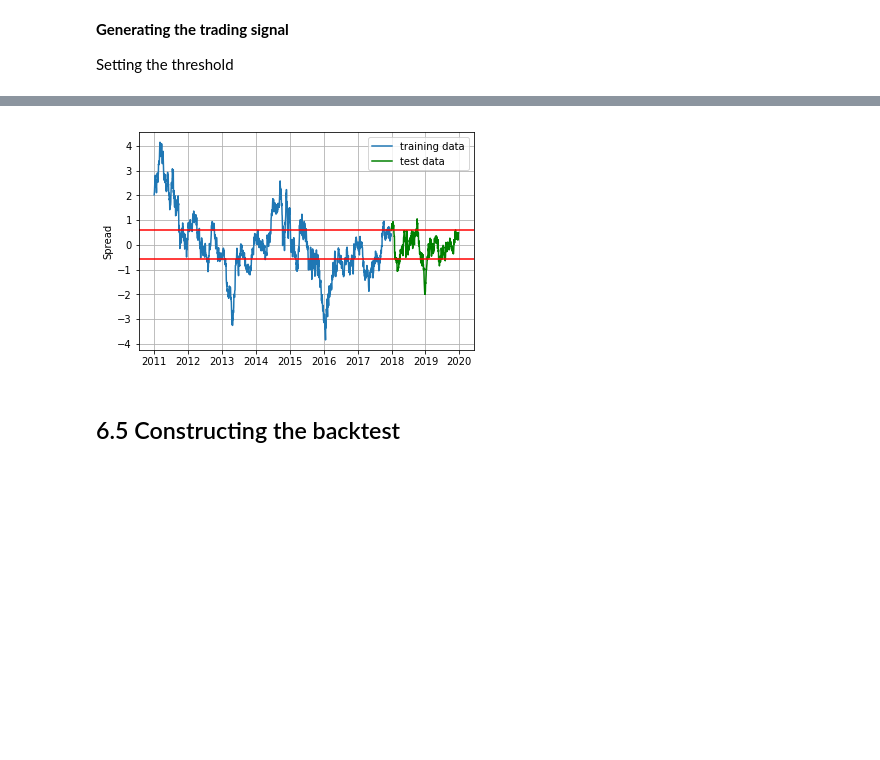
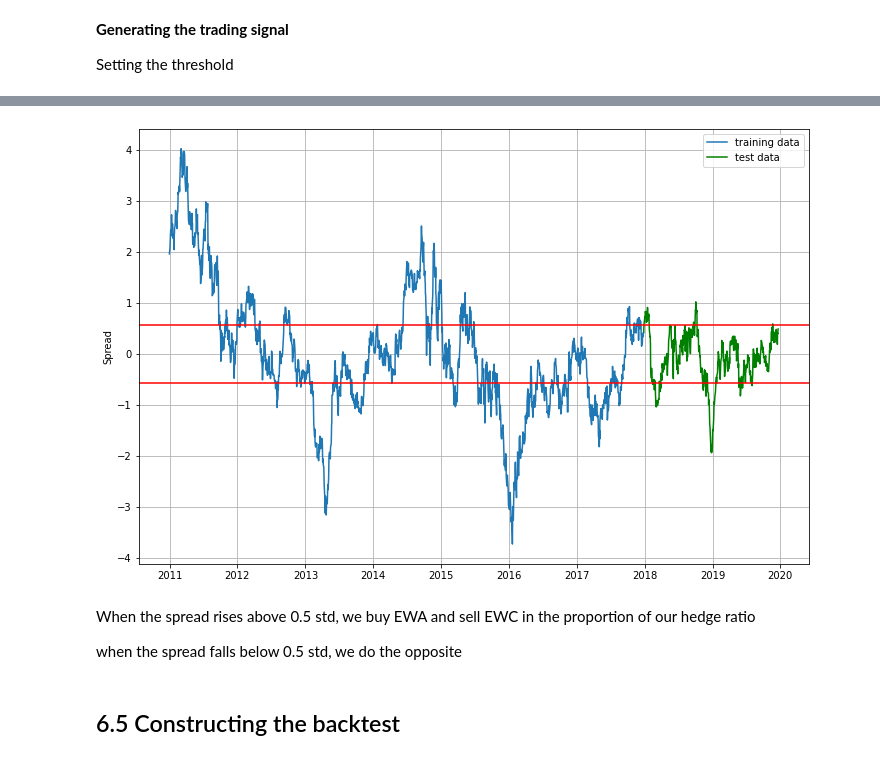
Before and after one commit to halilcodes/quant-trading-essentials, a Jupyter notebook: Chapter_6.ipynb, the cells around one changed output, grey strips where cells are left out. Cells and saved outputs as stored; diff of their text form; code cells hidden in the pictures; blank space fills up the shorter version.

```diff
--- a/Chapter_6.ipynb
+++ b/Chapter_6.ipynb
@@ -190,16 +307,21 @@ Setting the threshold
 # %%
 thresh = np.std(spread)*0.5
 # %%
+plt.figure(figsize=(12,8))
 plt.plot(spread[:-500])
 plt.plot(spread[-500:], color='g')
 plt.legend(['training data', 'test data'])
 plt.axhline(y = thresh, color='r')
 plt.axhline(y = -thresh, color='r')
 plt.ylabel('Spread')
 plt.grid()
 plt.show()
 # %% [output]
-[figure, old version]
+[figure, new version]
+# %% [markdown]
+When the spread rises above 0.5 std, we buy EWA and sell EWC in the proportion of our hedge ratio
+
+when the spread falls below 0.5 std, we do the opposite
 # %% [markdown]
 ## 6.5 Constructing the backtest
 # %% [markdown]
```
Also changed, not shown: parts of 44 cells of this notebook.
